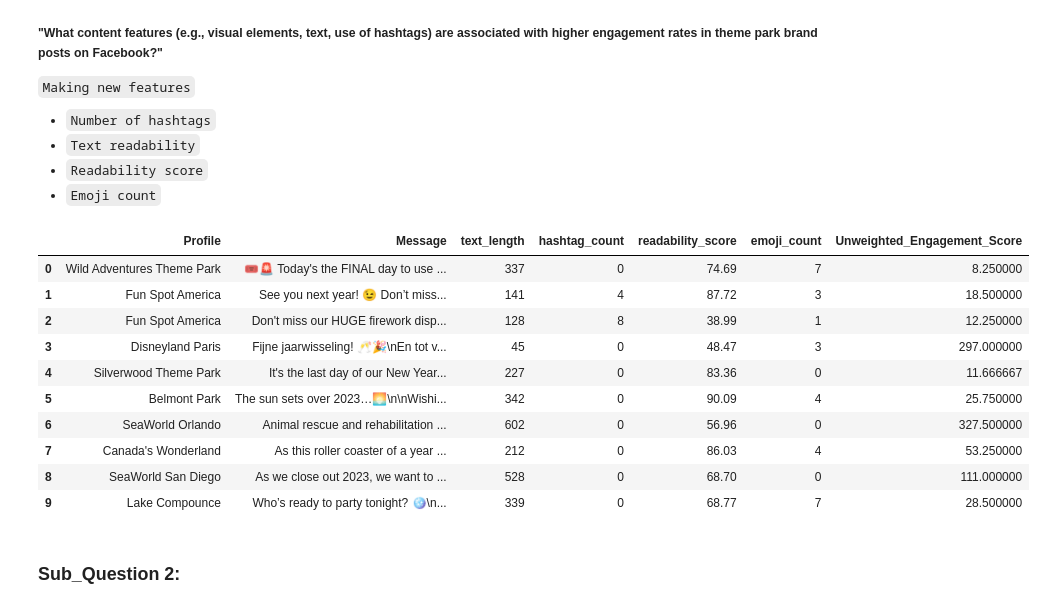
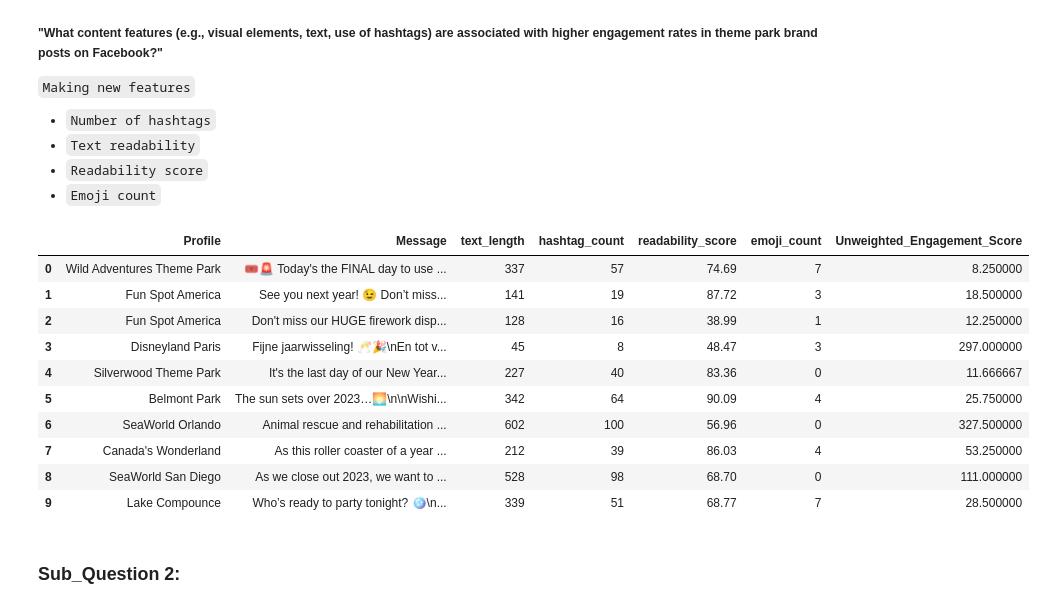
Before and after one commit to alvaarro/DigitalMarketingStrategy, a Jupyter notebook: Dataframes.ipynb, the cells around one changed output. Drawn from its saved outputs; the diff is of its cells as text; code cells hidden in the pictures.

```diff
--- a/Dataframes.ipynb
+++ b/Dataframes.ipynb
@@ -11,8 +11,8 @@ import emoji
 import re
 # %%
 # Define the base path to your CSV files
-base_path = '/Users/sandervanduin/Desktop/HVA weekly /Digitial Marketing Strategy/DMSteam9'
-#base_path = '/Users/owenalberts/Desktop/Master Digital Driven Business/Digital marketing strategy/DMSteam9'
+#base_path = '/Users/sandervanduin/Desktop/HVA weekly /Digitial Marketing Strategy/DMSteam9'
+base_path = '/Users/owenalberts/Desktop/Master Digital Driven Business/Digital marketing strategy/DMSteam9'
 
 # Explicitly load each CSV file into its own DataFrame
 df1 = pd.read_csv(os.path.join(base_path, 'Themeparcs I.csv'), on_bad_lines='skip', delimiter=';')
@@ -217,42 +217,42 @@ merged_df[['Date', 'Profile', 'Message', 'Number of Reactions', 'total_shares',
 # %%
 # Making new features out of "Message" column
 # -->  Count the number of hashtags in each message ----- Number of hashtags
 # -->  Count the number of characters in each message ----- Text readability
 # -->  Using Flesch Reading Ease formula ----- Readability score
 # -->  Count the number of emojis in each message ----- Emoji count
 
 
 # Count the number of characters in each message
 merged_df['text_length'] = merged_df['Message'].apply(len)
 
 # Count the number of hashtags in each message
-merged_df['hashtag_count'] = merged_df['Message'].apply(lambda x: len([word for word in x.split() if word.startswith('#')]))
+merged_df['hashtag_count'] = merged_df['Message'].apply(lambda x: len(x.split()))
 
 # What does the readability score mean?
 # The Flesch Reading Ease formula will output a number from 0 to 100 - a higher score indicates easier readability.
 merged_df['readability_score'] = merged_df['Message'].apply(textstat.flesch_reading_ease)
 
 # Function to count the number of emojis in each post
 def count_emojis(text):
     # Using the emoji library to count all emoji characters in the text
     return emoji.emoji_count(text)
 # Apply the function to count emojis
 merged_df['emoji_count'] = merged_df['Message'].apply(count_emojis)
 
 # Print the first few rows of the DataFrame
 merged_df[['Profile', 'Message', 'text_length', 'hashtag_count', 'readability_score', 'emoji_count', 'Unweighted_Engagement_Score']].head(10)
 # %% [output]
 |  | Profile | Message | text_length | hashtag_count | readability_score | emoji_count | Unweighted_Engagement_Score |
-| 0 | Wild Adventures Theme Park | 🎟️🚨 Today's the FINAL day to use ... | 337 | 0 | 74.69 | 7 | 8.250000 |
-| 1 | Fun Spot America | See you next year! 😉 Don’t miss... | 141 | 4 | 87.72 | 3 | 18.500000 |
-| 2 | Fun Spot America | Don't miss our HUGE firework disp... | 128 | 8 | 38.99 | 1 | 12.250000 |
-| 3 | Disneyland Paris | Fijne jaarwisseling! 🥂🎉\nEn tot v... | 45 | 0 | 48.47 | 3 | 297.000000 |
-| 4 | Silverwood Theme Park | It's the last day of our New Year... | 227 | 0 | 83.36 | 0 | 11.666667 |
-| 5 | Belmont Park | The sun sets over 2023…🌅\n\nWishi... | 342 | 0 | 90.09 | 4 | 25.750000 |
-| 6 | SeaWorld Orlando | Animal rescue and rehabilitation ... | 602 | 0 | 56.96 | 0 | 327.500000 |
-| 7 | Canada's Wonderland | As this roller coaster of a year ... | 212 | 0 | 86.03 | 4 | 53.250000 |
-| 8 | SeaWorld San Diego | As we close out 2023, we want to ... | 528 | 0 | 68.70 | 0 | 111.000000 |
-| 9 | Lake Compounce | Who’s ready to party tonight? 🪩\n... | 339 | 0 | 68.77 | 7 | 28.500000 |
+| 0 | Wild Adventures Theme Park | 🎟️🚨 Today's the FINAL day to use ... | 337 | 57 | 74.69 | 7 | 8.250000 |
+| 1 | Fun Spot America | See you next year! 😉 Don’t miss... | 141 | 19 | 87.72 | 3 | 18.500000 |
+| 2 | Fun Spot America | Don't miss our HUGE firework disp... | 128 | 16 | 38.99 | 1 | 12.250000 |
+| 3 | Disneyland Paris | Fijne jaarwisseling! 🥂🎉\nEn tot v... | 45 | 8 | 48.47 | 3 | 297.000000 |
+| 4 | Silverwood Theme Park | It's the last day of our New Year... | 227 | 40 | 83.36 | 0 | 11.666667 |
+| 5 | Belmont Park | The sun sets over 2023…🌅\n\nWishi... | 342 | 64 | 90.09 | 4 | 25.750000 |
+| 6 | SeaWorld Orlando | Animal rescue and rehabilitation ... | 602 | 100 | 56.96 | 0 | 327.500000 |
+| 7 | Canada's Wonderland | As this roller coaster of a year ... | 212 | 39 | 86.03 | 4 | 53.250000 |
+| 8 | SeaWorld San Diego | As we close out 2023, we want to ... | 528 | 98 | 68.70 | 0 | 111.000000 |
+| 9 | Lake Compounce | Who’s ready to party tonight? 🪩\n... | 339 | 51 | 68.77 | 7 | 28.500000 |
 # %% [markdown]
 ### Sub_Question 2:
 # %%
```
Also changed, not shown: parts of 10 cells of this notebook.
